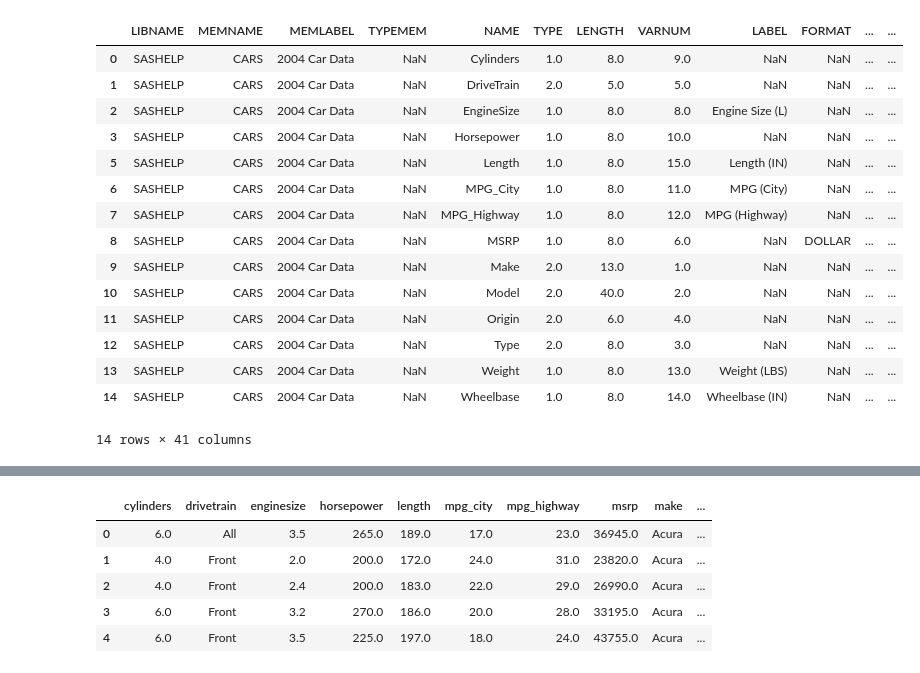
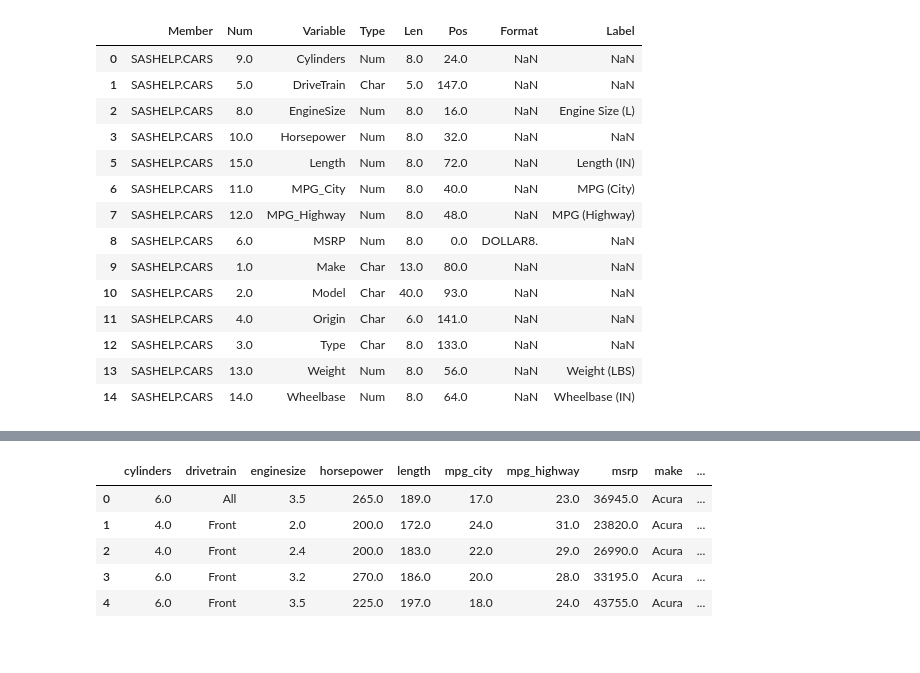
Before and after one commit to 0xdomyz/sas_collection, a Jupyter notebook: data/data_overview.ipynb, the cells around one changed output, grey strips where cells are left out. Saved outputs shown, nothing was run; the diff lists cells and outputs as text; code cells hidden in the pictures.

Commit message:
update data overview

```diff
--- a/data/data_overview.ipynb
+++ b/data/data_overview.ipynb
@@ -1,6 +1,6 @@
 # %%
 import saspy
-sas = saspy.SASsession(cfgname='oda', colorLOG=True, results=)
+sas = saspy.SASsession(cfgname='oda', colorLOG=True)
 
 def run(code):
     sas.submitLST(code, method = 'logandlist')
@@ -104,25 +48,24 @@ The CONTENTS Procedure
 # %%
-sdf = sas.sasdata("contents")
-df = sdf.to_df()
-df = df[df['NAME'].str.lower().isin(cols)]
+sdf = sas.sasdata(tbl, libref=libref)
+df = sdf.columnInfo()
+df = df[df['Variable'].str.lower().isin(cols)]
 df
 # %% [output]
-|  | LIBNAME | MEMNAME | MEMLABEL | TYPEMEM | NAME | TYPE | LENGTH | VARNUM | LABEL | FORMAT | ... | ... |
-| 0 | SASHELP | CARS | 2004 Car Data | NaN | Cylinders | 1.0 | 8.0 | 9.0 | NaN | NaN | ... | ... |
-| 1 | SASHELP | CARS | 2004 Car Data | NaN | DriveTrain | 2.0 | 5.0 | 5.0 | NaN | NaN | ... | ... |
-| 2 | SASHELP | CARS | 2004 Car Data | NaN | EngineSize | 1.0 | 8.0 | 8.0 | Engine Size (L) | NaN | ... | ... |
-| 3 | SASHELP | CARS | 2004 Car Data | NaN | Horsepower | 1.0 | 8.0 | 10.0 | NaN | NaN | ... | ... |
-| 5 | SASHELP | CARS | 2004 Car Data | NaN | Length | 1.0 | 8.0 | 15.0 | Length (IN) | NaN | ... | ... |
-| 6 | SASHELP | CARS | 2004 Car Data | NaN | MPG_City | 1.0 | 8.0 | 11.0 | MPG (City) | NaN | ... | ... |
-| 7 | SASHELP | CARS | 2004 Car Data | NaN | MPG_Highway | 1.0 | 8.0 | 12.0 | MPG (Highway) | NaN | ... | ... |
-| 8 | SASHELP | CARS | 2004 Car Data | NaN | MSRP | 1.0 | 8.0 | 6.0 | NaN | DOLLAR | ... | ... |
-| 9 | SASHELP | CARS | 2004 Car Data | NaN | Make | 2.0 | 13.0 | 1.0 | NaN | NaN | ... | ... |
-| 10 | SASHELP | CARS | 2004 Car Data | NaN | Model | 2.0 | 40.0 | 2.0 | NaN | NaN | ... | ... |
-| 11 | SASHELP | CARS | 2004 Car Data | NaN | Origin | 2.0 | 6.0 | 4.0 | NaN | NaN | ... | ... |
-| 12 | SASHELP | CARS | 2004 Car Data | NaN | Type | 2.0 | 8.0 | 3.0 | NaN | NaN | ... | ... |
-| 13 | SASHELP | CARS | 2004 Car Data | NaN | Weight | 1.0 | 8.0 | 13.0 | Weight (LBS) | NaN | ... | ... |
-| 14 | SASHELP | CARS | 2004 Car Data | NaN | Wheelbase | 1.0 | 8.0 | 14.0 | Wheelbase (IN) | NaN | ... | ... |
+|  | Member | Num | Variable | Type | Len | Pos | Format | Label |
+| 0 | SASHELP.CARS | 9.0 | Cylinders | Num | 8.0 | 24.0 | NaN | NaN |
+| 1 | SASHELP.CARS | 5.0 | DriveTrain | Char | 5.0 | 147.0 | NaN | NaN |
+| 2 | SASHELP.CARS | 8.0 | EngineSize | Num | 8.0 | 16.0 | NaN | Engine Size (L) |
+| 3 | SASHELP.CARS | 10.0 | Horsepower | Num | 8.0 | 32.0 | NaN | NaN |
+| 5 | SASHELP.CARS | 15.0 | Length | Num | 8.0 | 72.0 | NaN | Length (IN) |
+| 6 | SASHELP.CARS | 11.0 | MPG_City | Num | 8.0 | 40.0 | NaN | MPG (City) |
+| 7 | SASHELP.CARS | 12.0 | MPG_Highway | Num | 8.0 | 48.0 | NaN | MPG (Highway) |
+| 8 | SASHELP.CARS | 6.0 | MSRP | Num | 8.0 | 0.0 | DOLLAR8. | NaN |
+| 9 | SASHELP.CARS | 1.0 | Make | Char | 13.0 | 80.0 | NaN | NaN |
+| 10 | SASHELP.CARS | 2.0 | Model | Char | 40.0 | 93.0 | NaN | NaN |
+| 11 | SASHELP.CARS | 4.0 | Origin | Char | 6.0 | 141.0 | NaN | NaN |
+| 12 | SASHELP.CARS | 3.0 | Type | Char | 8.0 | 133.0 | NaN | NaN |
+| 13 | SASHELP.CARS | 13.0 | Weight | Num | 8.0 | 56.0 | NaN | Weight (LBS) |
+| 14 | SASHELP.CARS | 14.0 | Wheelbase | Num | 8.0 | 64.0 | NaN | Wheelbase (IN) |
-14 rows × 41 columns
 # %%
 code = f"""
 PROC SQL;
```
Also changed, not shown: parts of 2 cells of this notebook.
